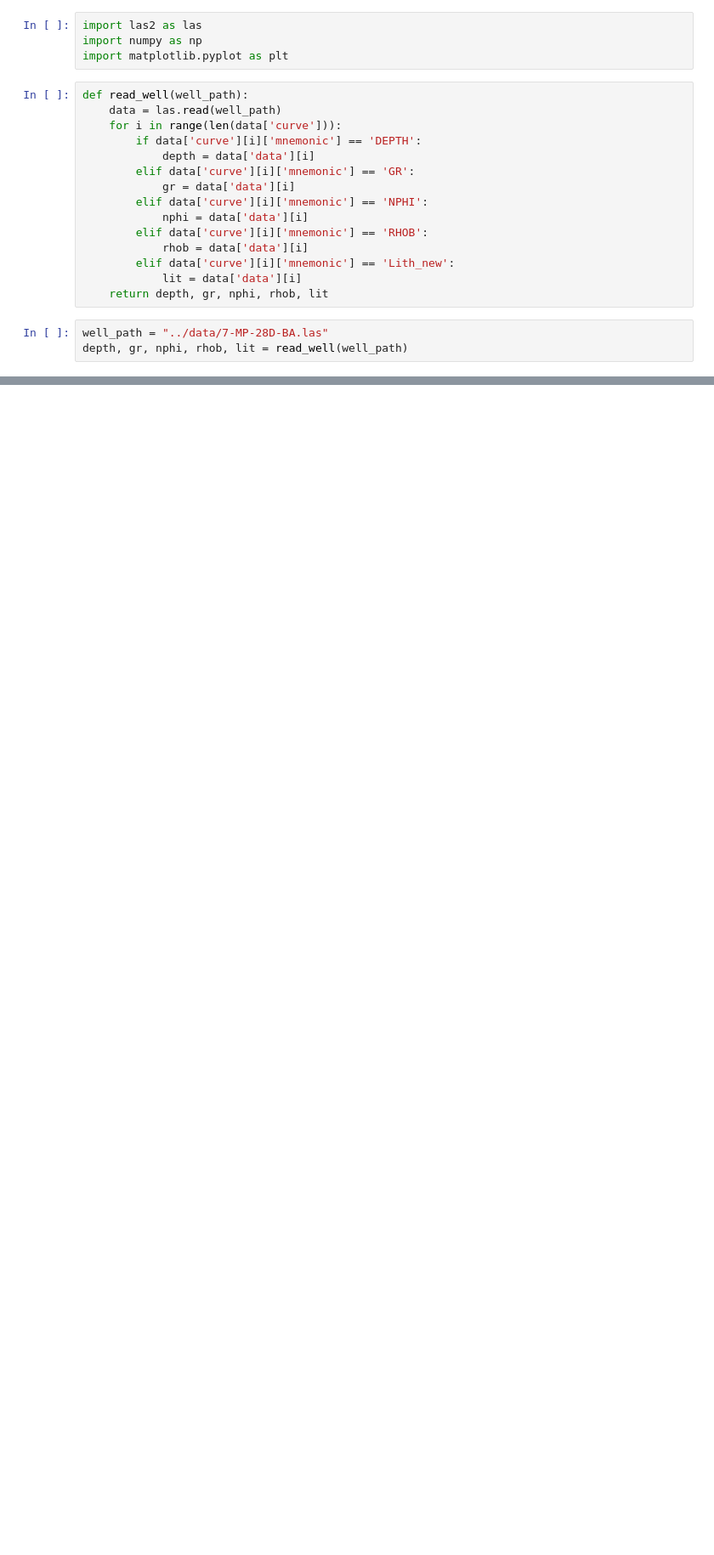
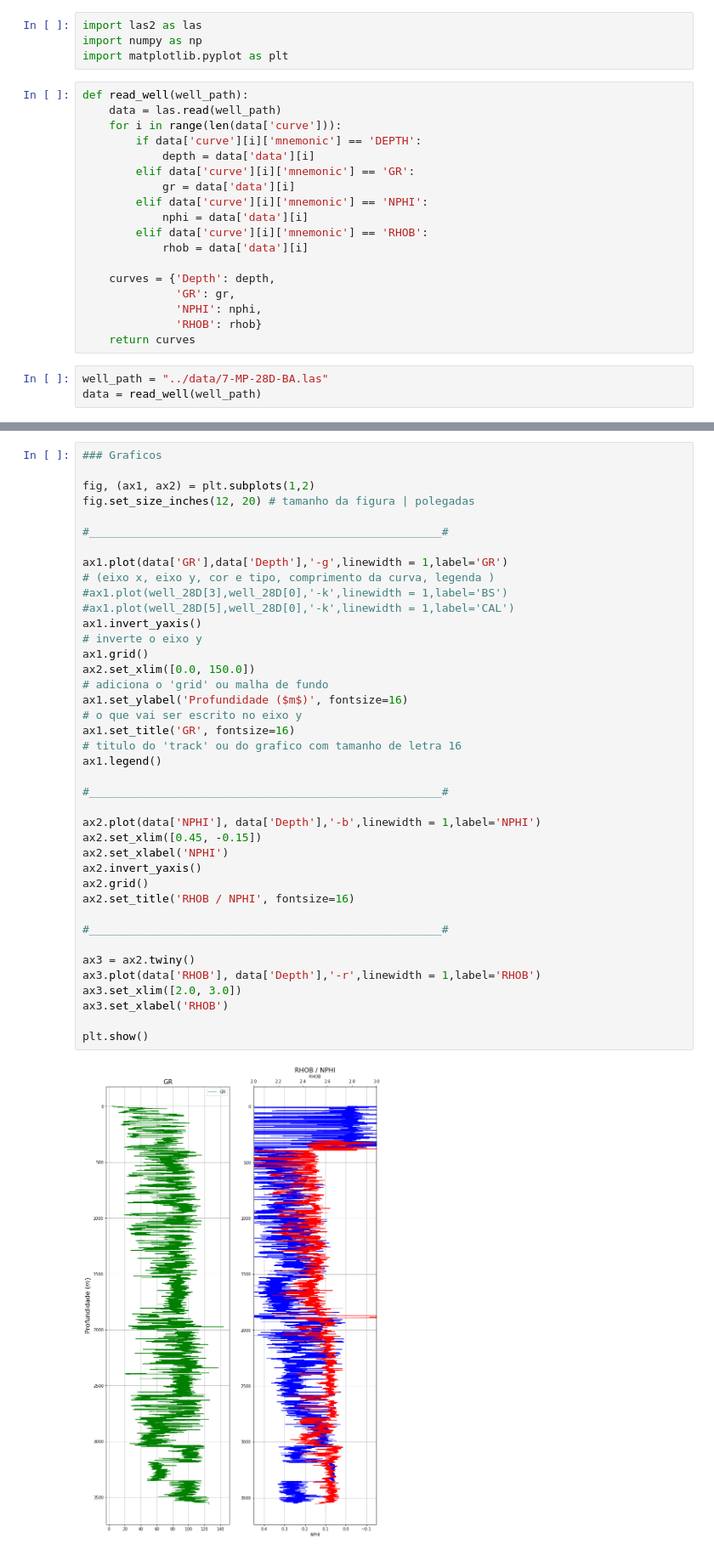
Before and after one commit to rmotadutra/PFG_2020, a Jupyter notebook: codes/well_logs.ipynb, the cells around one changed output, grey strips where cells are left out. Shown at 85% size. Cells and saved outputs as stored; diff of their text form; blank space fills up the shorter version.

```diff
--- a/codes/well_logs.ipynb
+++ b/codes/well_logs.ipynb
@@ -14,9 +14,12 @@ def read_well(well_path):
             nphi = data['data'][i]
         elif data['curve'][i]['mnemonic'] == 'RHOB':
             rhob = data['data'][i]
-        elif data['curve'][i]['mnemonic'] == 'Lith_new':
-            lit = data['data'][i]
-    return depth, gr, nphi, rhob, lit
+
+    curves = {'Depth': depth,
+              'GR': gr,
+              'NPHI': nphi,
+              'RHOB': rhob}
+    return curves
 # %%
 well_path = "../data/7-MP-28D-BA.las"
-depth, gr, nphi, rhob, lit = read_well(well_path)
+data = read_well(well_path)
@@ -37,0 +26,42 @@ for i in range(len(lit)):
+# %%
+### Graficos
+
+fig, (ax1, ax2) = plt.subplots(1,2)
+fig.set_size_inches(12, 20) # tamanho da figura | polegadas
+
+#_____________________________________________________#
+
+ax1.plot(data['GR'],data['Depth'],'-g',linewidth = 1,label='GR')
+# (eixo x, eixo y, cor e tipo, comprimento da curva, legenda )
+#ax1.plot(well_28D[3],well_28D[0],'-k',linewidth = 1,label='BS')
+#ax1.plot(well_28D[5],well_28D[0],'-k',linewidth = 1,label='CAL')
+ax1.invert_yaxis()
+# inverte o eixo y
+ax1.grid()
+ax2.set_xlim([0.0, 150.0])
+# adiciona o 'grid' ou malha de fundo
+ax1.set_ylabel('Profundidade ($m$)', fontsize=16)
+# o que vai ser escrito no eixo y
+ax1.set_title('GR', fontsize=16)
+# titulo do 'track' ou do grafico com tamanho de letra 16
+ax1.legend()
+
+#_____________________________________________________#
+
+ax2.plot(data['NPHI'], data['Depth'],'-b',linewidth = 1,label='NPHI')
+ax2.set_xlim([0.45, -0.15])
+ax2.set_xlabel('NPHI')
+ax2.invert_yaxis()
+ax2.grid()
+ax2.set_title('RHOB / NPHI', fontsize=16)
+
+#_____________________________________________________#
+
+ax3 = ax2.twiny()
+ax3.plot(data['RHOB'], data['Depth'],'-r',linewidth = 1,label='RHOB')
+ax3.set_xlim([2.0, 3.0])
+ax3.set_xlabel('RHOB')
+
+plt.show()
+# %% [output]
+[figure, added]
```
Also changed, not shown: parts of 14 cells of this notebook, 1 other file.
